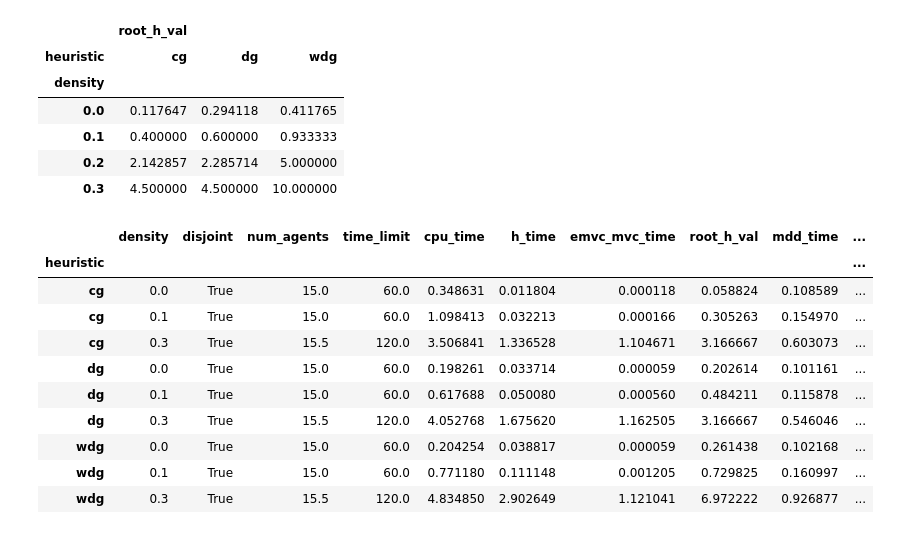
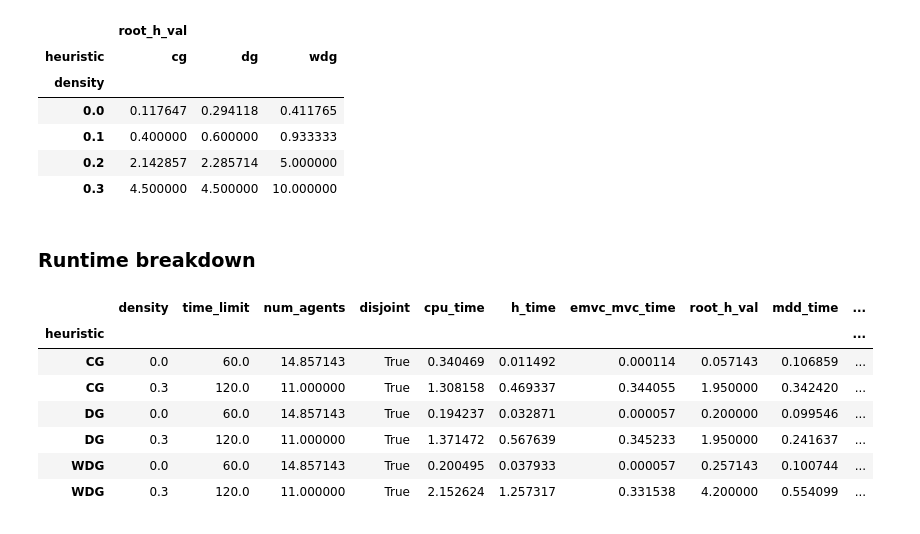
Before and after one commit to StephenYPan/improved-heuristcs-disjoint-cbs, a Jupyter notebook: visualization.ipynb, the cells around one changed output. Saved outputs shown, nothing was run; the diff lists cells and outputs as text; code cells hidden in the pictures.

```diff
--- a/visualization.ipynb
+++ b/visualization.ipynb
@@ -163,19 +156,21 @@ groups[(groups['num_agents']==20) & (groups['density']<=0.3) & (groups['disjoint
 | 0.1 | 0.400000 | 0.600000 | 0.933333 |
 | 0.2 | 2.142857 | 2.285714 | 5.000000 |
 | 0.3 | 4.500000 | 4.500000 | 10.000000 |
+# %% [markdown]
+### Runtime breakdown
 # %%
-groups1 = groups[((groups['density'] == 0) | (groups['density'] == 0.1) | ((groups['density']==0.3) & (groups['time_limit']==120))) & (groups['disjoint']==True) & (groups['num_agents']<=20)].groupby(['heuristic','density'], as_index=False).mean()
+groups1 = df[(df['disjoint']==True) & ((df['num_agents']==10) | (df['num_agents']==20))].groupby(['heuristic', 'density','time_limit'], as_index=False).mean()
+
+groups1 = groups1[((groups1['density'] == 0) | ((groups1['density']==0.3) & (groups1['time_limit']==120)))]
+groups1['heuristic'] = groups1['heuristic'].str.upper()
 groups1 = groups1.set_index('heuristic')
 groups1
 # %% [output]
-|  | density | disjoint | num_agents | time_limit | cpu_time | h_time | emvc_mvc_time | root_h_val | mdd_time | ... |
+|  | density | time_limit | num_agents | disjoint | cpu_time | h_time | emvc_mvc_time | root_h_val | mdd_time | ... |
 | heuristic |  |  |  |  |  |  |  |  |  | ... |
-| cg | 0.0 | True | 15.0 | 60.0 | 0.348631 | 0.011804 | 0.000118 | 0.058824 | 0.108589 | ... |
-| cg | 0.1 | True | 15.0 | 60.0 | 1.098413 | 0.032213 | 0.000166 | 0.305263 | 0.154970 | ... |
-| cg | 0.3 | True | 15.5 | 120.0 | 3.506841 | 1.336528 | 1.104671 | 3.166667 | 0.603073 | ... |
-| dg | 0.0 | True | 15.0 | 60.0 | 0.198261 | 0.033714 | 0.000059 | 0.202614 | 0.101161 | ... |
-| dg | 0.1 | True | 15.0 | 60.0 | 0.617688 | 0.050080 | 0.000560 | 0.484211 | 0.115878 | ... |
-| dg | 0.3 | True | 15.5 | 120.0 | 4.052768 | 1.675620 | 1.162505 | 3.166667 | 0.546046 | ... |
-| wdg | 0.0 | True | 15.0 | 60.0 | 0.204254 | 0.038817 | 0.000059 | 0.261438 | 0.102168 | ... |
-| wdg | 0.1 | True | 15.0 | 60.0 | 0.771180 | 0.111148 | 0.001205 | 0.729825 | 0.160997 | ... |
-| wdg | 0.3 | True | 15.5 | 120.0 | 4.834850 | 2.902649 | 1.121041 | 6.972222 | 0.926877 | ... |
+| CG | 0.0 | 60.0 | 14.857143 | True | 0.340469 | 0.011492 | 0.000114 | 0.057143 | 0.106859 | ... |
+| CG | 0.3 | 120.0 | 11.000000 | True | 1.308158 | 0.469337 | 0.344055 | 1.950000 | 0.342420 | ... |
+| DG | 0.0 | 60.0 | 14.857143 | True | 0.194237 | 0.032871 | 0.000057 | 0.200000 | 0.099546 | ... |
+| DG | 0.3 | 120.0 | 11.000000 | True | 1.371472 | 0.567639 | 0.345233 | 1.950000 | 0.241637 | ... |
+| WDG | 0.0 | 60.0 | 14.857143 | True | 0.200495 | 0.037933 | 0.000057 | 0.257143 | 0.100744 | ... |
+| WDG | 0.3 | 120.0 | 11.000000 | True | 2.152624 | 1.257317 | 0.331538 | 4.200000 | 0.554099 | ... |
```
Also changed, not shown: parts of 24 cells of this notebook, 43 other files.
